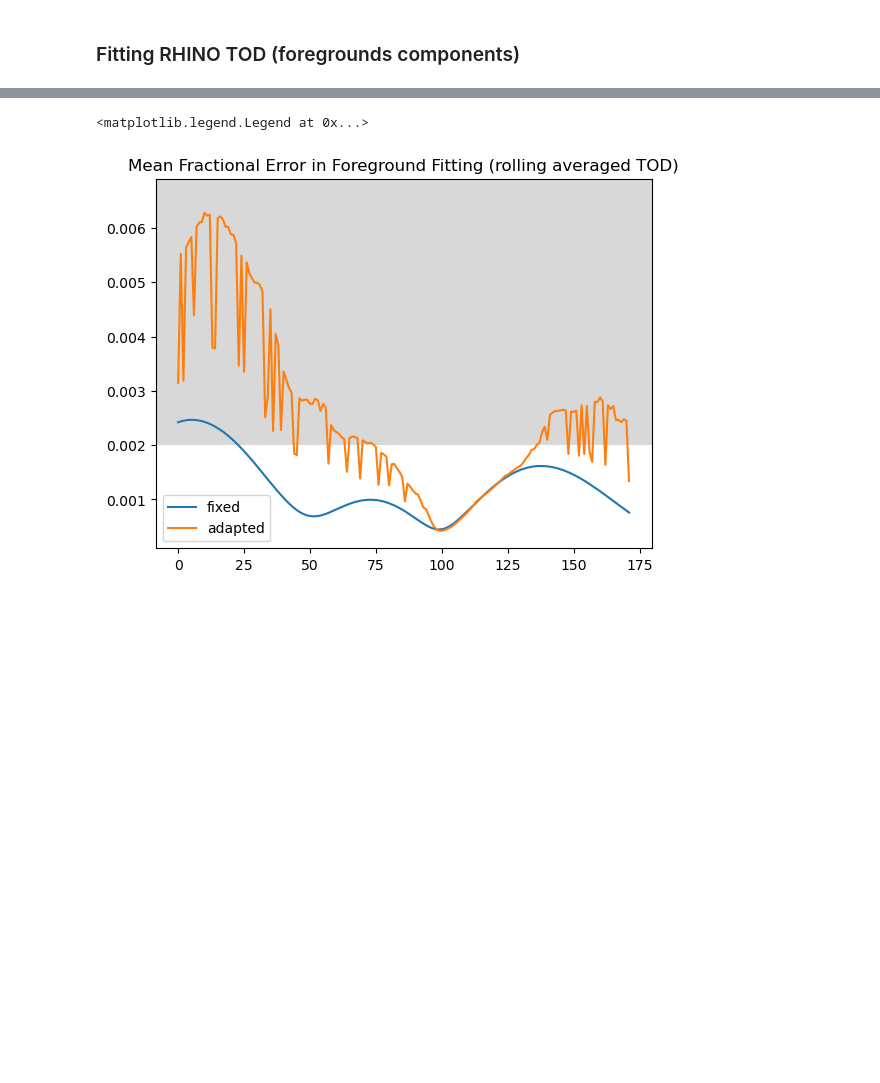
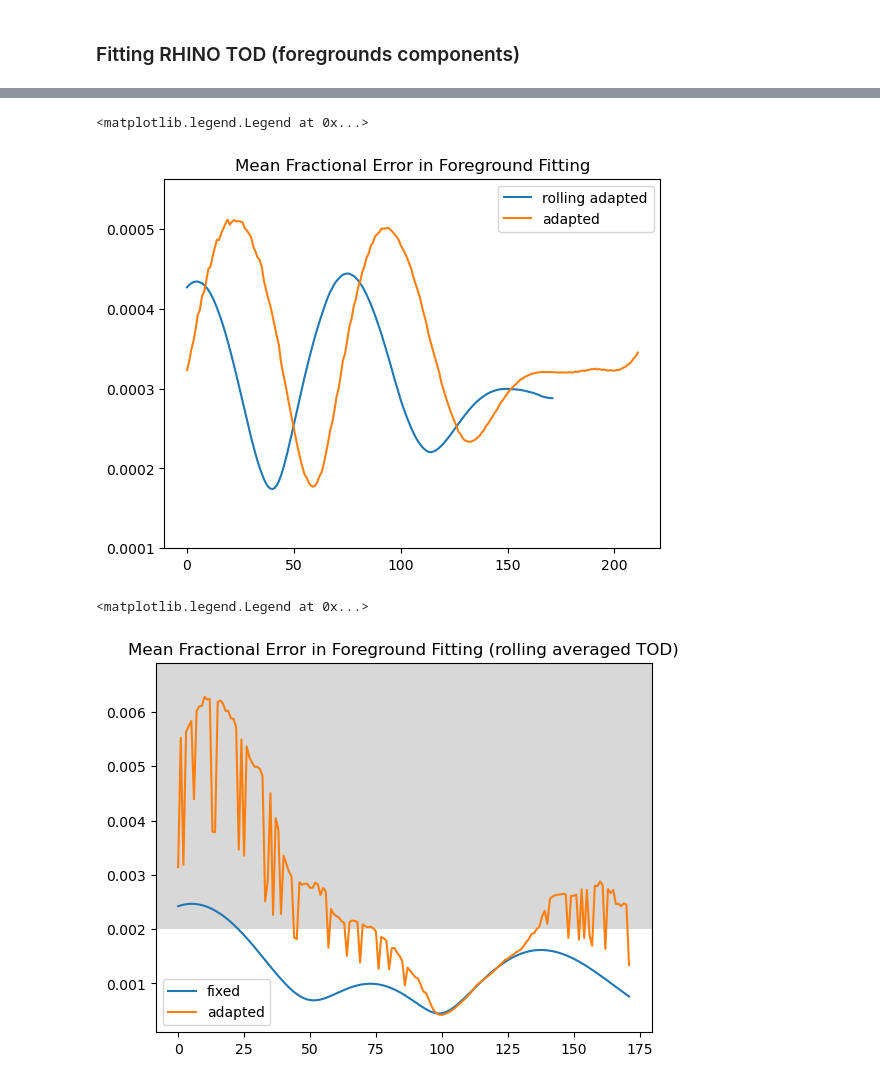
Before and after one commit to zzhang0123/MERS, a Jupyter notebook: notebooks/fitting_foregrounds.ipynb, the cells around one changed output, grey strips where cells are left out. Cells and saved outputs as stored; diff of their text form; code cells hidden in the pictures; blank space fills up the shorter version.

```diff
--- a/fitting_foregrounds.ipynb
+++ b/notebooks/fitting_foregrounds.ipynb
@@ -110,3 +116,17 @@ plt.legend()
+# %%
+coeffs_tod_adapted, loss_tod_adapted, pivot_tod = fit_fg_cube(RHINO_tod, spec_ind_tod, freq_list, nu_ref=None, max_order=6, adaptive_pivot=True, BCSVD=u[:, :2])
+coeffs_tod_rolling_adapted, loss_tod_rolling_adapted, pivot_rolling_tod = fit_fg_cube(RHINO_tod_rolling_average, spec_ind_tod, freq_list, nu_ref=None, max_order=6, adaptive_pivot=True, BCSVD=u[:, :2])
+# %%
+plt.plot(loss_tod_rolling_adapted, label='rolling adapted')
+plt.plot(loss_tod_adapted, label='adapted')
+# Set the region above 0.002 to be gray
+plt.gca().axhspan(ymin=0.002, ymax=1, facecolor='gray', alpha=0.3)
+plt.ylim(0.0001, 1.1*np.max(loss_tod_adapted))
+plt.title('Mean Fractional Error in Foreground Fitting')
+plt.legend()
+# %% [output]
+<matplotlib.legend.Legend at 0x...>
+[figure, added]
 # %%
 # Average neighbor 10 LSTs in RHINO_tod:
 import numpy as np
```
Also changed, not shown: parts of 7 cells of this notebook, 15 other files.
